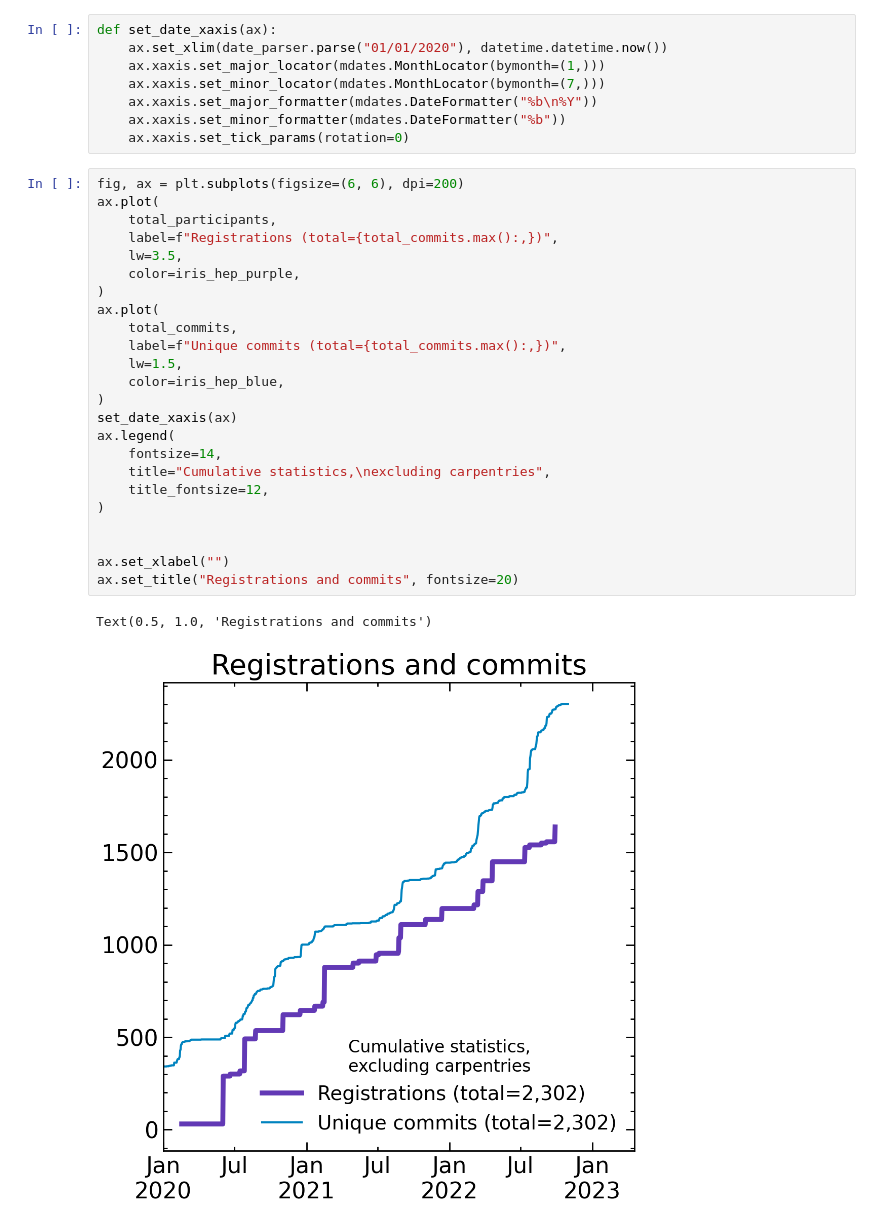
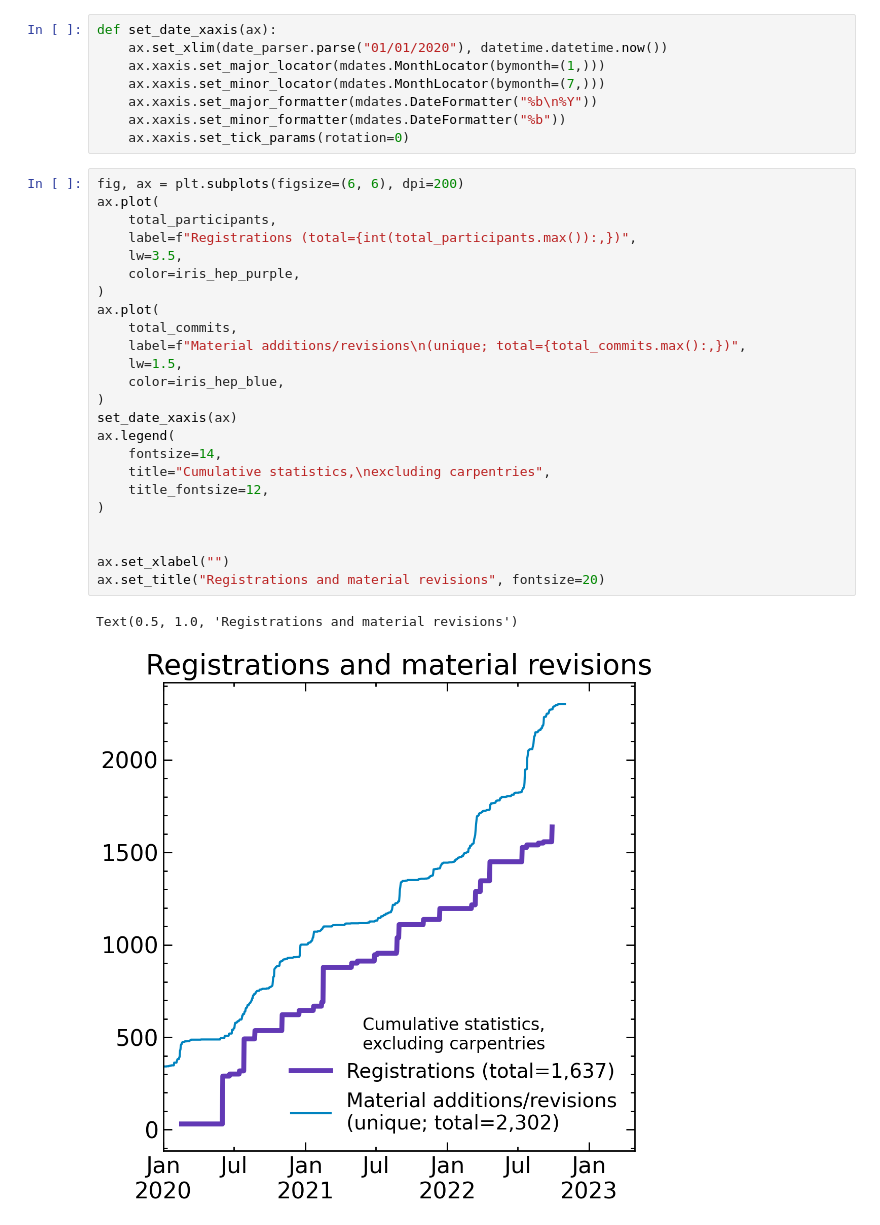
Before and after one commit to hsf-training/participation-analysis, a Jupyter notebook: notebooks/combine.ipynb, the cells around one changed output. Drawn from its saved outputs; the diff is of its cells as text.

```diff
--- a/notebooks/combine.ipynb
+++ b/notebooks/combine.ipynb
@@ -84,30 +84,30 @@ def set_date_xaxis(ax):
 # %%
 fig, ax = plt.subplots(figsize=(6, 6), dpi=200)
 ax.plot(
     total_participants,
-    label=f"Registrations (total={total_commits.max():,})",
+    label=f"Registrations (total={int(total_participants.max()):,})",
     lw=3.5,
     color=iris_hep_purple,
 )
 ax.plot(
     total_commits,
-    label=f"Unique commits (total={total_commits.max():,})",
+    label=f"Material additions/revisions\n(unique; total={total_commits.max():,})",
     lw=1.5,
     color=iris_hep_blue,
 )
 set_date_xaxis(ax)
 ax.legend(
     fontsize=14,
     title="Cumulative statistics,\nexcluding carpentries",
     title_fontsize=12,
 )
 
 
 ax.set_xlabel("")
-ax.set_title("Registrations and commits", fontsize=20)
+ax.set_title("Registrations and material revisions", fontsize=20)
 # %% [output]
-Text(0.5, 1.0, 'Registrations and commits')
+Text(0.5, 1.0, 'Registrations and material revisions')
-[figure, old version]
+[figure, new version]
 # %%
 fig, ax = plt.subplots(figsize=(6, 6), dpi=200)
 ax.plot(
```
Also changed, not shown: parts of 2 cells of this notebook, 1 other file.
